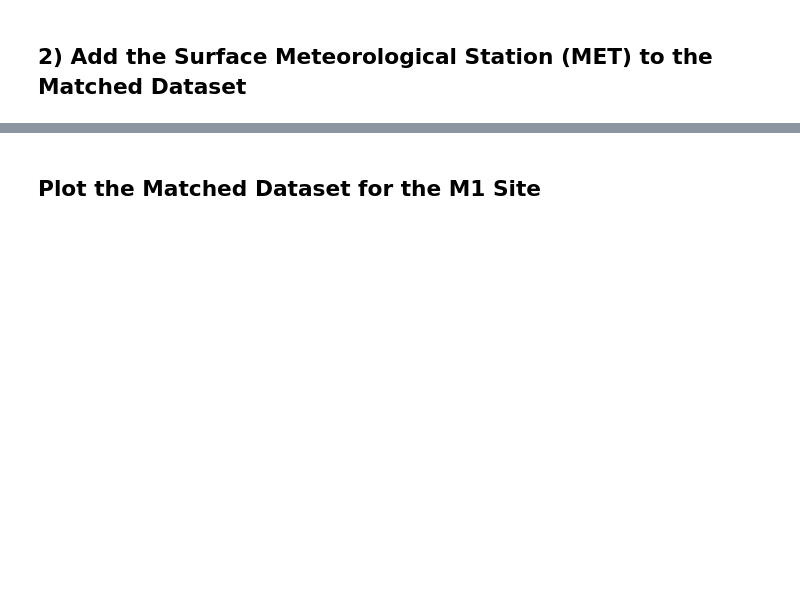
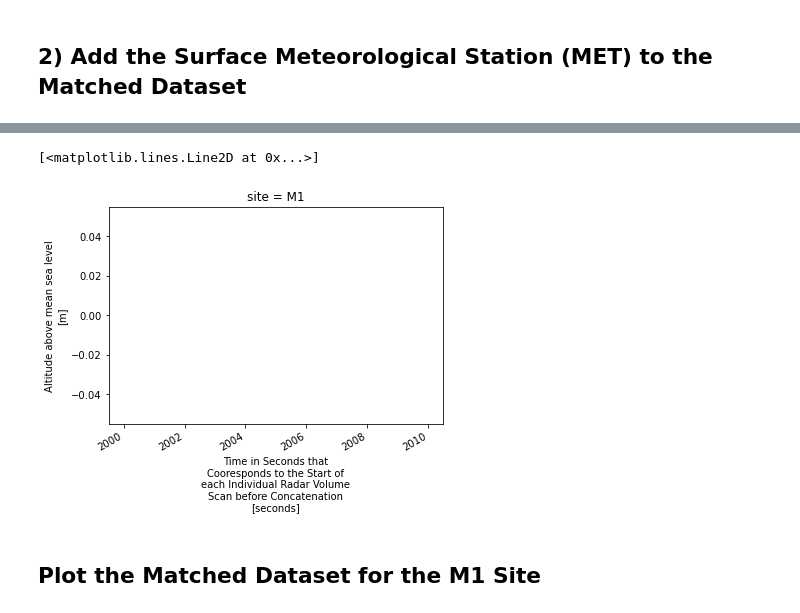
Before and after one commit to mgrover1/sail-xprecip-radar, a Jupyter notebook: notebooks/radar-precip/matched_dataset_march_14_2022.ipynb, the cells around one changed output, grey strips where cells are left out. Drawn from its saved outputs; the diff is of its cells as text; code cells hidden in the pictures; blank space fills up the shorter version.

```diff
--- a/notebooks/radar-precip/matched_dataset_march_14_2022.ipynb
+++ b/notebooks/radar-precip/matched_dataset_march_14_2022.ipynb
@@ -316,4 +416,4 @@ sonde_ds.alt.plot(x='time')
 # %%
-ds = match_datasets(ds, nsonde, sonde_site)
+ds = match_datasets(ds, ds_sonde, sonde_site, DataSet=True)
 # %%
 ds
@@ -320,3 +438,8 @@ ds
+# %%
+ds.sel(site='M1').alt.plot()
+# %% [output]
+[<matplotlib.lines.Line2D at 0x...>]
+[figure, added]
 # %% [markdown]
 ## Plot the Matched Dataset for the M1 Site
 # %%
```
Also changed, not shown: parts of 47 cells of this notebook.
